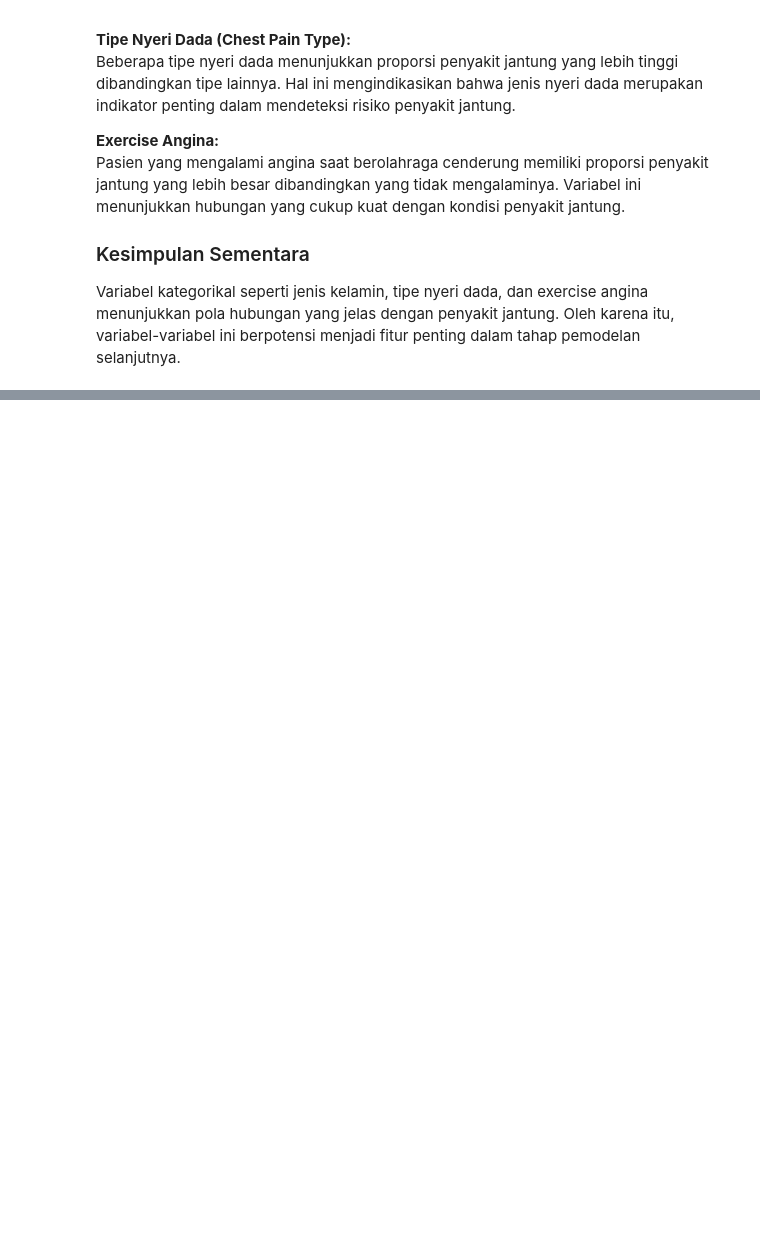
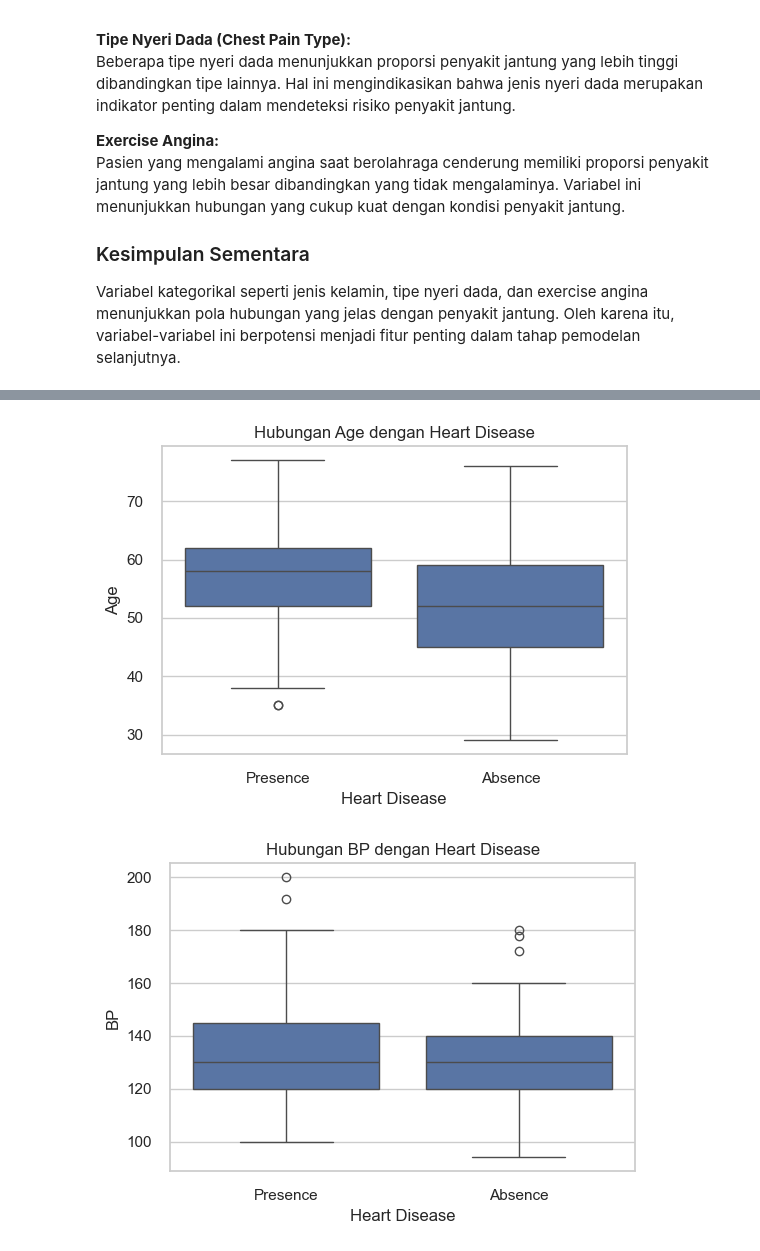
Before and after one commit to rsydkmal/heart-disease-analysis, a Jupyter notebook: notebooks/01_eda_heart_disease.ipynb, the cells around one changed output, grey strips where cells are left out. Saved outputs shown, nothing was run; the diff lists cells and outputs as text; code cells hidden in the pictures; blank space fills up the shorter version.

Commit message:
EDA: analyze relationship between numerical features and heart disease

```diff
--- a/notebooks/01_eda_heart_disease.ipynb
+++ b/notebooks/01_eda_heart_disease.ipynb
@@ -257,0 +262,13 @@ Variabel kategorikal seperti jenis kelamin, tipe nyeri dada, dan exercise angina
+# %%
+numerical_features = ['Age', 'BP', 'Cholesterol', 'Max HR', 'ST depression']
+
+for col in numerical_features:
+    plt.figure(figsize=(6,4))
+    sns.boxplot(x=df['Heart Disease'], y=df[col])
+    plt.title(f'Hubungan {col} dengan Heart Disease')
+    plt.xlabel('Heart Disease')
+    plt.ylabel(col)
+    plt.show()
+# %% [output]
+[figure, added]
+[figure, added]
```
Also changed, not shown: parts of 3 cells of this notebook.
